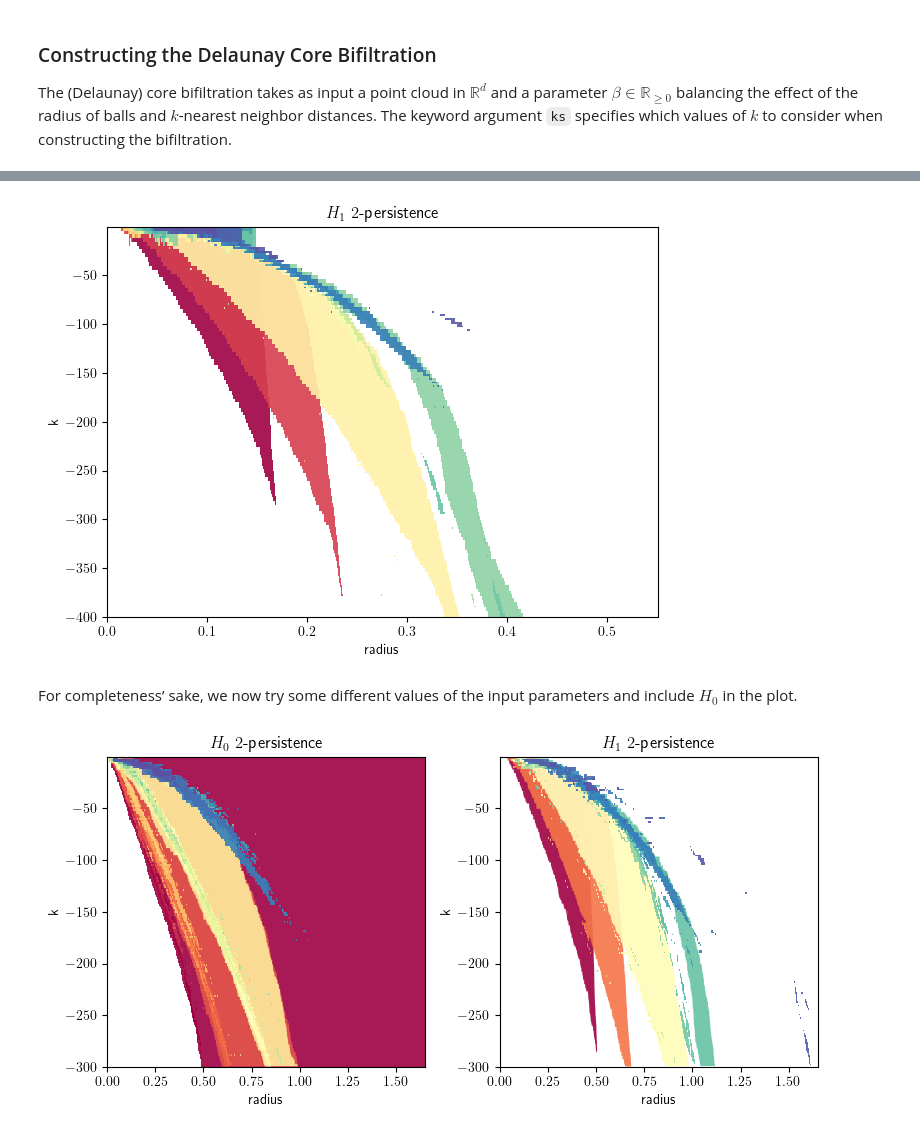
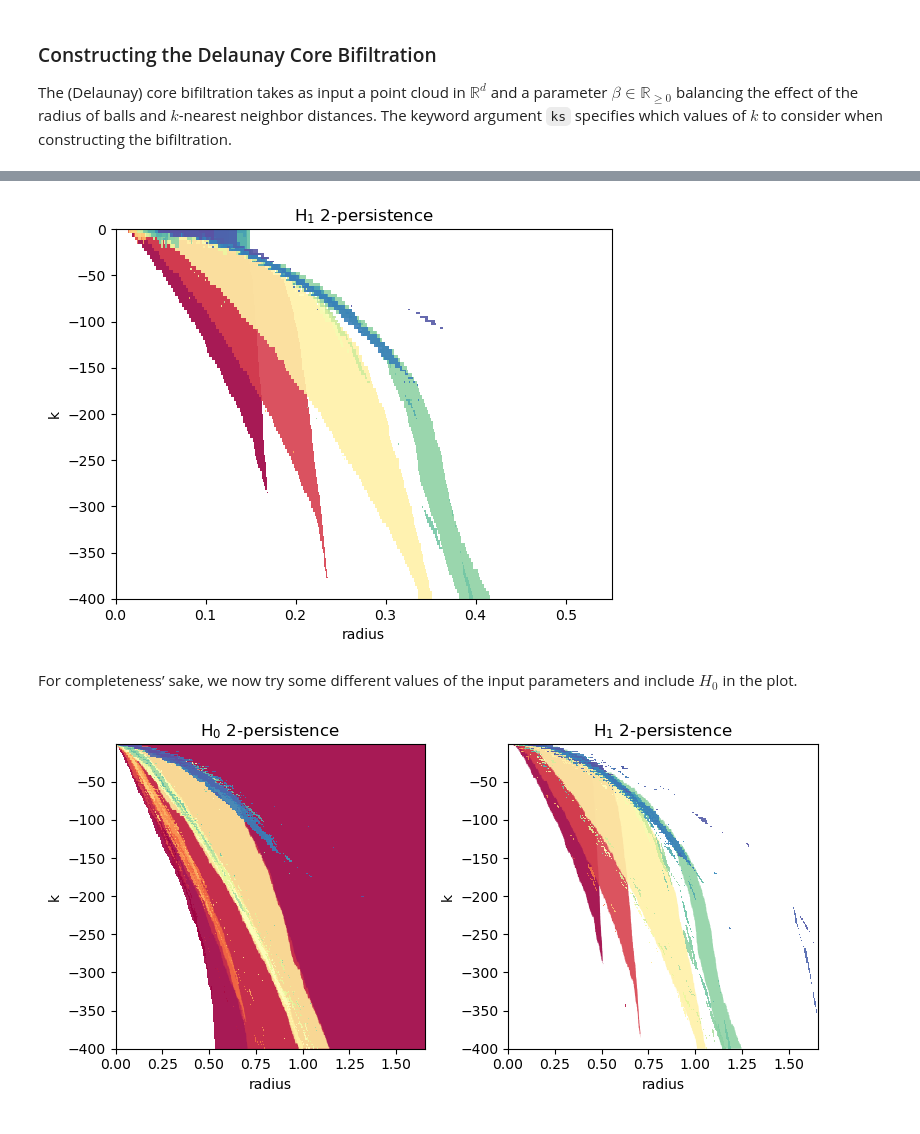
Before and after one commit to DavidLapous/multipers, a Jupyter notebook: docs/notebooks/delaunay_core_bifiltration.ipynb, the cells around one changed output, grey strips where cells are left out. Cells and saved outputs as stored; diff of their text form; code cells hidden in the pictures.

```diff
--- a/docs/notebooks/delaunay_core_bifiltration.ipynb
+++ b/docs/notebooks/delaunay_core_bifiltration.ipynb
@@ -41,9 +43,9 @@ plt.show()
 
 The (Delaunay) core bifiltration takes as input a point cloud in $\mathbb{R}^d$ and a parameter $\beta\in\mathbb{R}_{\geq 0}$ balancing the effect of the radius of balls and $k$-nearest neighbor distances. The keyword argument `ks` specifies which values of $k$ to consider when constructing the bifiltration.
 # %%
-k_max = 400
+k_max = len(X)/10
 num_steps = 100
-ks = np.linspace(1, k_max, num=num_steps, dtype=int)
+ks = np.unique(np.linspace(1, k_max, num=num_steps, dtype=int))
 beta = 0.5
 
 st = CoreDelaunay(points=X, beta=beta, ks=ks)
@@ -54,24 +60,32 @@ Using `module_approximation` from `multipers`, we compute persistence and visual
 # %%
-pers = mp.module_approximation(st)
+pers = mp.module_approximation(
+    st,
+    direction=[1,0],
+    max_error=.5*k_max/num_steps
+)
 box = mp.grids.compute_bounding_box(pers)
 pers.plot(degree=1, alpha=0.9, xlabel="radius", ylabel="k", min_persistence=10e-3, box=box)
 plt.show()
 # %% [output]
-[figure, old version]
+[figure, new version]
 # %% [markdown]
 For completeness’ sake, we now try some different values of the input parameters and include $H_0$ in the plot.
 # %%
-k_max = 300
+k_max = len(X)//10
 num_steps = 200
-ks = np.linspace(1, k_max, num=num_steps, dtype=int)
+ks = np.unique(np.linspace(1, k_max, num=num_steps, dtype=int))
 beta = 1.5
 
 st = CoreDelaunay(points=X, beta=beta, ks=ks)
 
-pers = mp.module_approximation(st, complete = True)
+pers = mp.module_approximation(
+    st,
+    direction=[1,0],
+    max_error=.5*k_max/num_steps,
+)
 box = mp.grids.compute_bounding_box(pers)
 pers.plot(alpha=0.9, dpi=400, xlabel="radius", ylabel="k", min_persistence=10e-3, box=box)
 plt.tight_layout()
 plt.show()
 # %% [output]
-[figure, old version]
+[figure, new version]
```
Also changed, not shown: parts of 4 cells of this notebook.
